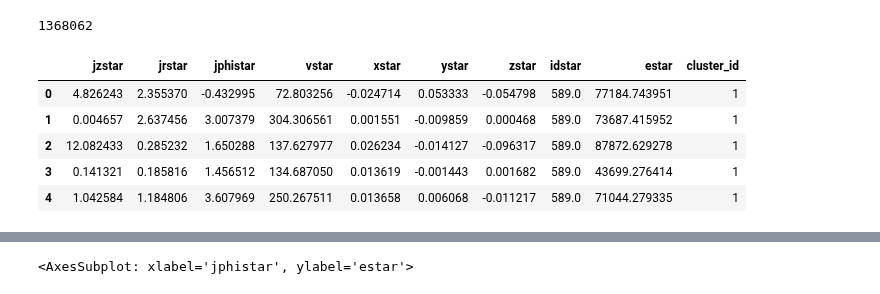
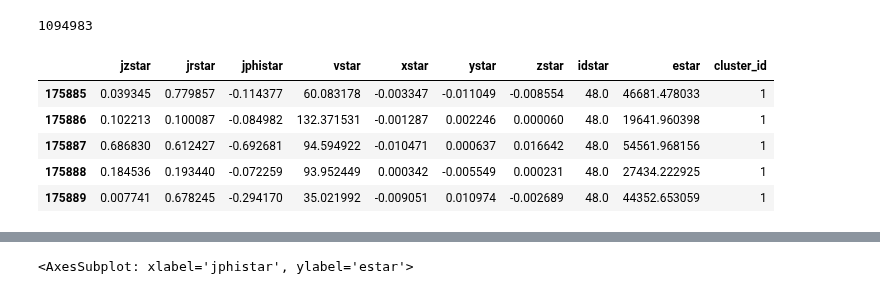
Before and after one commit to michaelyhuang23/Gaia3DR-explore, a Jupyter notebook: notebooks/caterpillar-process/explore-caterpillar.ipynb, the cells around one changed output, grey strips where cells are left out. Cells and saved outputs as stored; diff of their text form; code cells hidden in the pictures.

```diff
--- a/notebooks/caterpillar-process/explore-caterpillar.ipynb
+++ b/notebooks/caterpillar-process/explore-caterpillar.ipynb
@@ -6,14 +6,14 @@ import seaborn as sns
 from collections import Counter
 import plotly.express as px
 # %%
-df_ = pd.read_hdf('../../data/caterpillar/labeled_caterpillar_data/labeled_1079897_all.h5', key='star')
+df_ = pd.read_hdf('../../data/caterpillar/labeled_caterpillar_data/labeled_1631506_all.h5', key='star')
 print(len(df_))
 df_.head()
 # %% [output]
-1368062
+1094983
 |  | jzstar | jrstar | jphistar | vstar | xstar | ystar | zstar | idstar | estar | cluster_id |
-| 0 | 4.826243 | 2.355370 | -0.432995 | 72.803256 | -0.024714 | 0.053333 | -0.054798 | 589.0 | 77184.743951 | 1 |
-| 1 | 0.004657 | 2.637456 | 3.007379 | 304.306561 | 0.001551 | -0.009859 | 0.000468 | 589.0 | 73687.415952 | 1 |
-| 2 | 12.082433 | 0.285232 | 1.650288 | 137.627977 | 0.026234 | -0.014127 | -0.096317 | 589.0 | 87872.629278 | 1 |
-| 3 | 0.141321 | 0.185816 | 1.456512 | 134.687050 | 0.013619 | -0.001443 | 0.001682 | 589.0 | 43699.276414 | 1 |
-| 4 | 1.042584 | 1.184806 | 3.607969 | 250.267511 | 0.013658 | 0.006068 | -0.011217 | 589.0 | 71044.279335 | 1 |
+| 175885 | 0.039345 | 0.779857 | -0.114377 | 60.083178 | -0.003347 | -0.011049 | -0.008554 | 48.0 | 46681.478033 | 1 |
+| 175886 | 0.102213 | 0.100087 | -0.084982 | 132.371531 | -0.001287 | 0.002246 | 0.000060 | 48.0 | 19641.960398 | 1 |
+| 175887 | 0.686830 | 0.612427 | -0.692681 | 94.594922 | -0.010471 | 0.000637 | 0.016642 | 48.0 | 54561.968156 | 1 |
+| 175888 | 0.184536 | 0.193440 | -0.072259 | 93.952449 | 0.000342 | -0.005549 | 0.000231 | 48.0 | 27434.222925 | 1 |
+| 175889 | 0.007741 | 0.678245 | -0.294170 | 35.021992 | -0.009051 | 0.010974 | -0.002689 | 48.0 | 44352.653059 | 1 |
```
Also changed, not shown: parts of 3 cells of this notebook, 1 other file.
